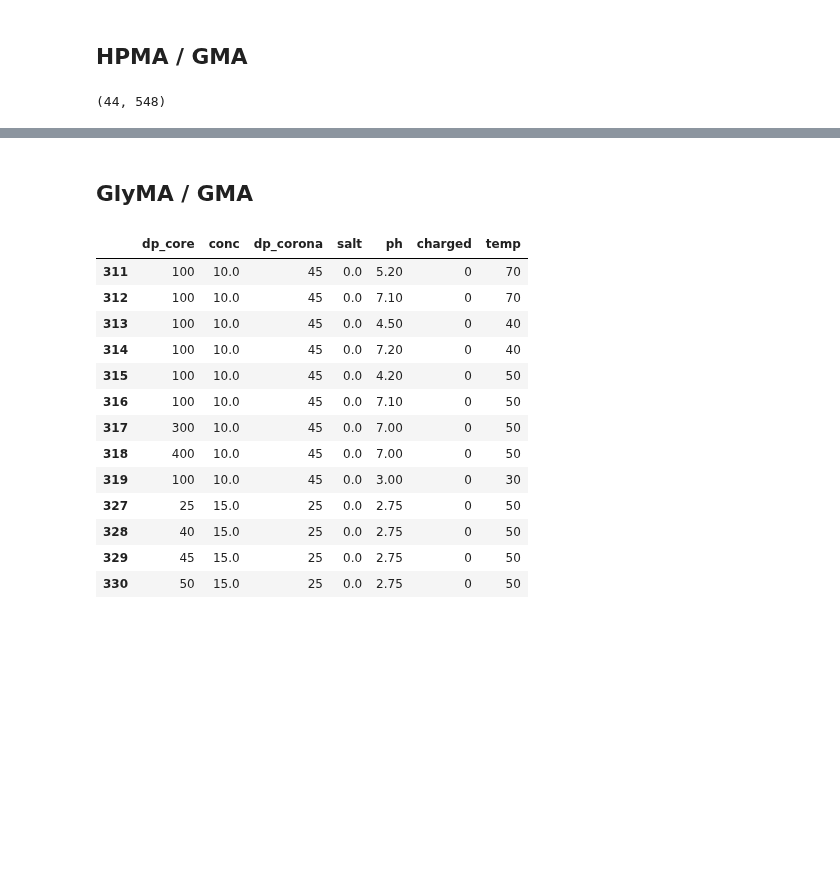
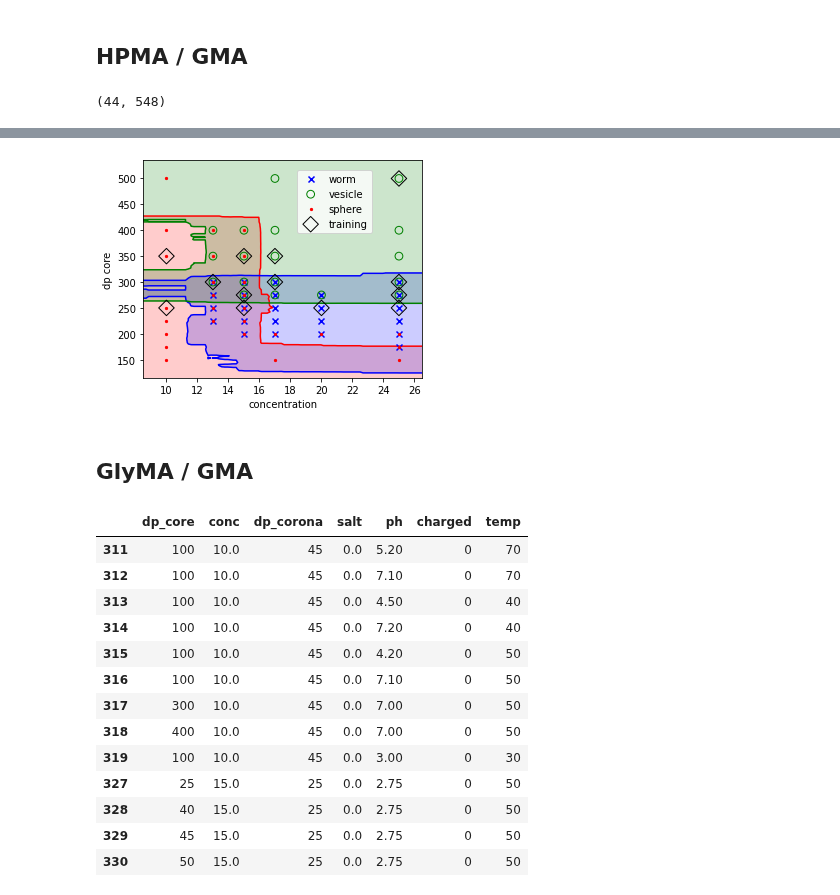
Before and after one commit to marioboley/PISA_ML, a Jupyter notebook: active_learning_phase_diagrams.ipynb, the cells around one changed output, grey strips where cells are left out. Cells and saved outputs as stored; diff of their text form; code cells hidden in the pictures; blank space fills up the shorter version.

```diff
--- a/active_learning_phase_diagrams.ipynb
+++ b/active_learning_phase_diagrams.ipynb
@@ -105,3 +184,21 @@ plt.show()
+# %%
+from plotting import x_grid_data_around_sample, plot_marginal_morphology_contours, scatter_phases, SCATTER_STYLE_TRAINING
+from common import OUTPUTPATH
+import os
+
+plt.figure(figsize=(5, 4))
+xx1, xx2, grid_points = x_grid_data_around_sample(exp3.x_test[0], 'conc', 'dp_core', resolution=100)
+pp = exp3.fits[13].predict_proba(grid_points)
+plot_marginal_morphology_contours(xx1, xx2, pp)
+scatter_phases(exp3.y_test[0], exp3.x_test[0]['conc'], exp3.x_test[0]['dp_core'], other=False)
+plt.scatter(exp3.x_train[13][-13:]['conc'], exp3.x_train[13][-13:]['dp_core'], **SCATTER_STYLE_TRAINING)
+plt.xlabel('concentration')
+plt.ylabel('dp core')
+plt.legend(loc=(0.55, 2/3))
+plt.savefig(os.path.join(OUTPUTPATH, 'phases_13_GMA_HPMA.pdf'), bbox_inches='tight', pad_inches=0)
+plt.show()
+# %% [output]
+[figure, added]
 # %% [markdown]
 ## GlyMA / GMA
 # %%
```
Also changed, not shown: parts of 12 cells of this notebook, 2 other files.
